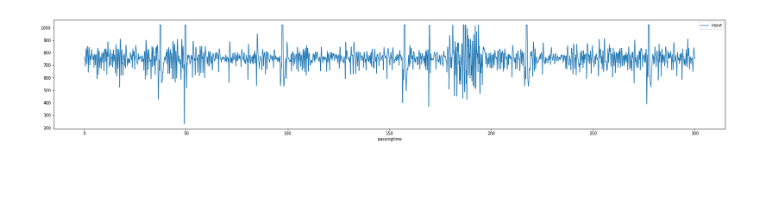
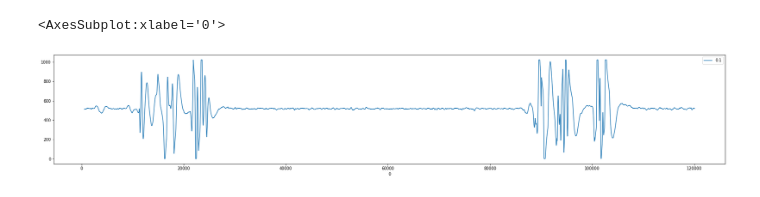
Before and after one commit to YuukiTerui/ThinkLegSystem, a Jupyter notebook: notebook/view_csv.ipynb, the cells around one changed output. Cells and saved outputs as stored; diff of their text form; code cells hidden in the pictures.

```diff
--- a/notebook/view_csv.ipynb
+++ b/notebook/view_csv.ipynb
@@ -29,5 +29,6 @@ memory usage: 234.5 KB
 # %%
-df.plot(x='passingtime', y='input', figsize=(30, 5))
-plt.savefig(fname+'.png')
+df.plot(x=0, y=1, figsize=(30, 5))
+#plt.savefig(fname+'.png')
 # %% [output]
+<AxesSubplot:xlabel='0'>
-[figure, old version]
+[figure, new version]
```
Also changed, not shown: parts of 2 cells of this notebook.
